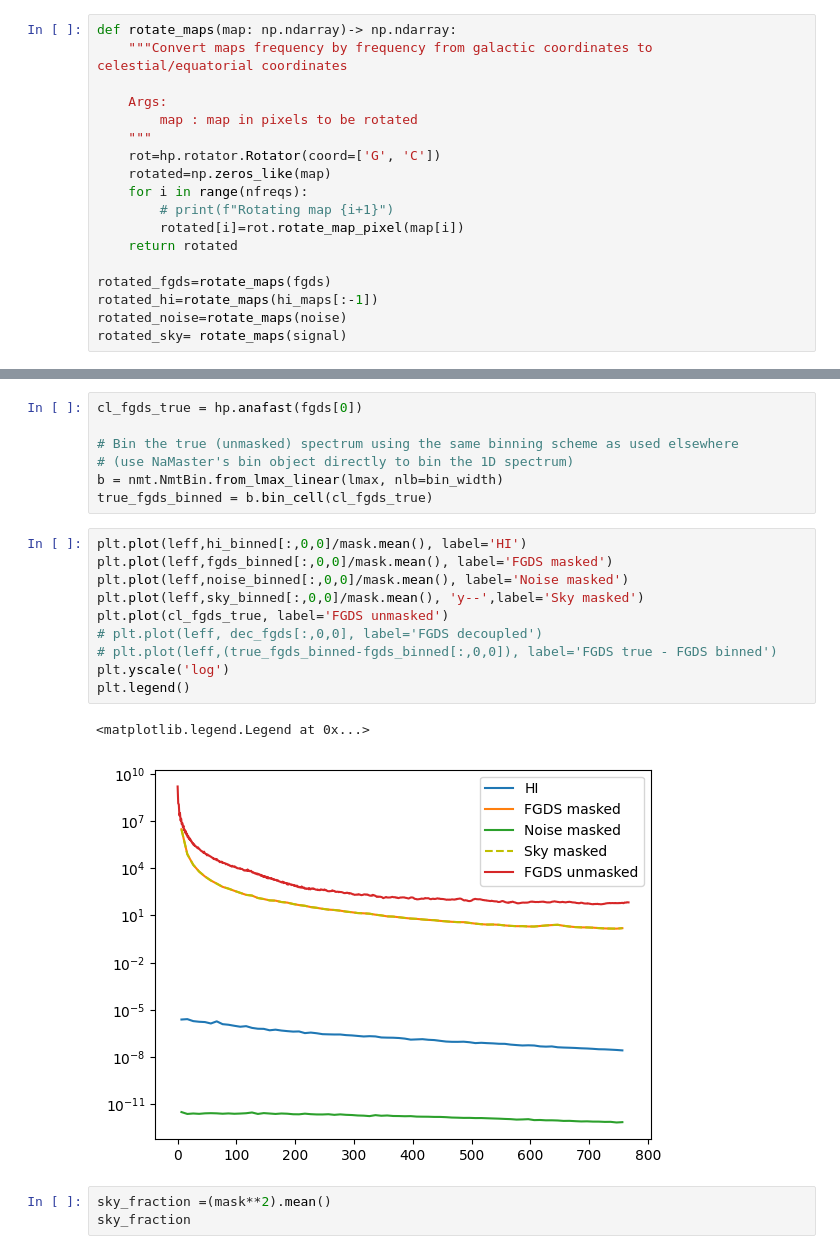
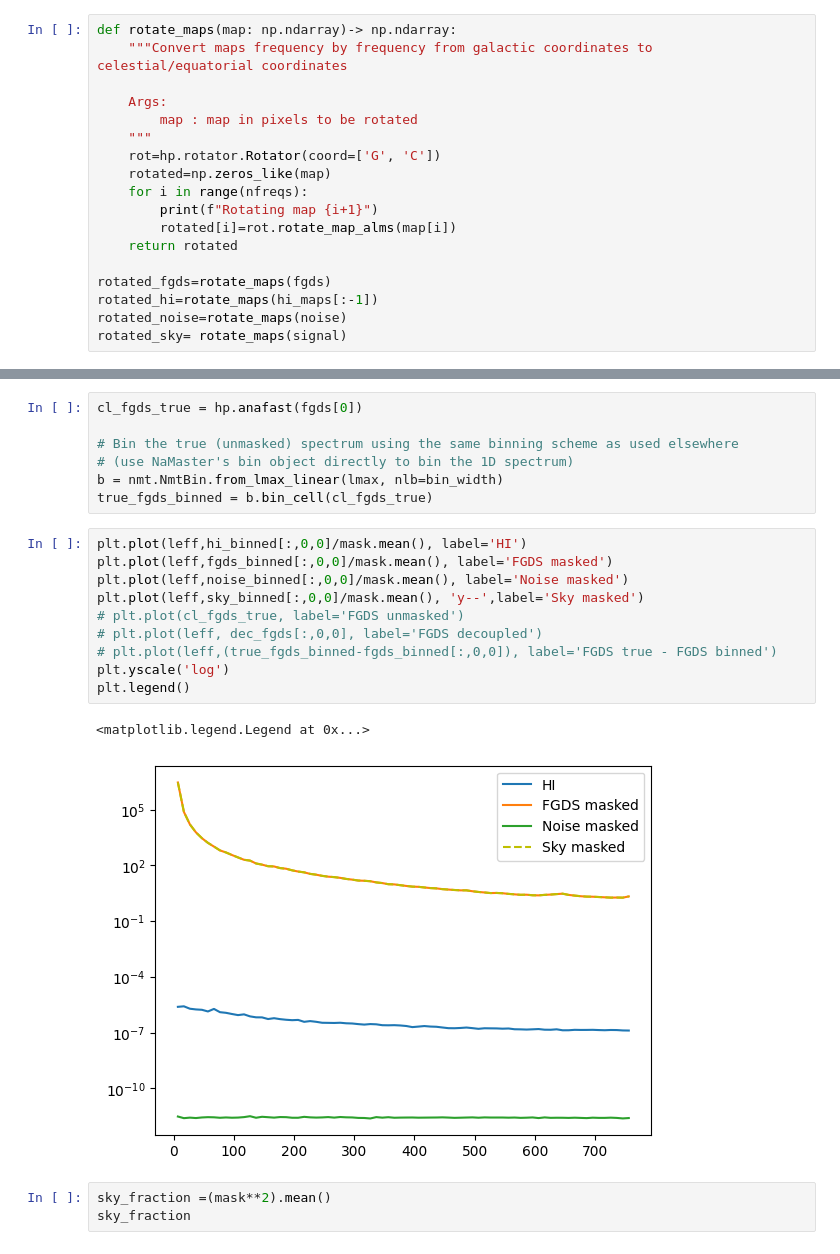
Before and after one commit to urwa99/SMICA_Paper, a Jupyter notebook: Notebooks_1/smica_test.ipynb, the cells around one changed output, grey strips where cells are left out. Drawn from its saved outputs; the diff is of its cells as text.

```diff
--- a/Notebooks_1/smica_test.ipynb
+++ b/Notebooks_1/smica_test.ipynb
@@ -91,8 +91,8 @@ def rotate_maps(map: np.ndarray)-> np.ndarray:
     rot=hp.rotator.Rotator(coord=['G', 'C'])
     rotated=np.zeros_like(map)
     for i in range(nfreqs):
-        # print(f"Rotating map {i+1}")
-        rotated[i]=rot.rotate_map_pixel(map[i])
+        print(f"Rotating map {i+1}")
+        rotated[i]=rot.rotate_map_alms(map[i])
     return rotated
 
 rotated_fgds=rotate_maps(fgds)
@@ -325,16 +369,16 @@ true_fgds_binned = b.bin_cell(cl_fgds_true)
 # %%
 plt.plot(leff,hi_binned[:,0,0]/mask.mean(), label='HI')
 plt.plot(leff,fgds_binned[:,0,0]/mask.mean(), label='FGDS masked')
 plt.plot(leff,noise_binned[:,0,0]/mask.mean(), label='Noise masked')
 plt.plot(leff,sky_binned[:,0,0]/mask.mean(), 'y--',label='Sky masked')
-plt.plot(cl_fgds_true, label='FGDS unmasked')
+# plt.plot(cl_fgds_true, label='FGDS unmasked')
 # plt.plot(leff, dec_fgds[:,0,0], label='FGDS decoupled')
 # plt.plot(leff,(true_fgds_binned-fgds_binned[:,0,0]), label='FGDS true - FGDS binned')
 plt.yscale('log')
 plt.legend()
 # %% [output]
 <matplotlib.legend.Legend at 0x...>
-[figure, old version]
+[figure, new version]
 # %%
 sky_fraction =(mask**2).mean()
 sky_fraction
```
Also changed, not shown: parts of 32 cells of this notebook.
